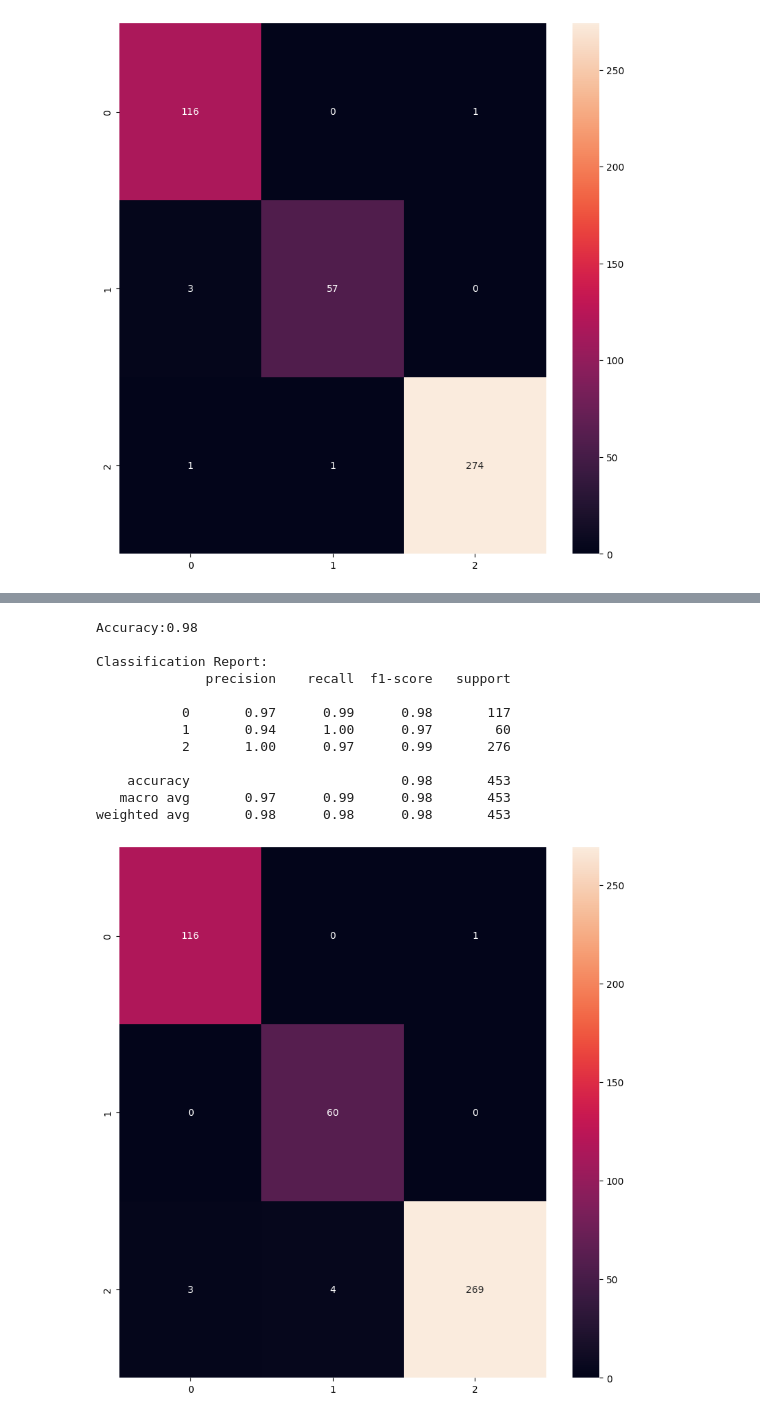
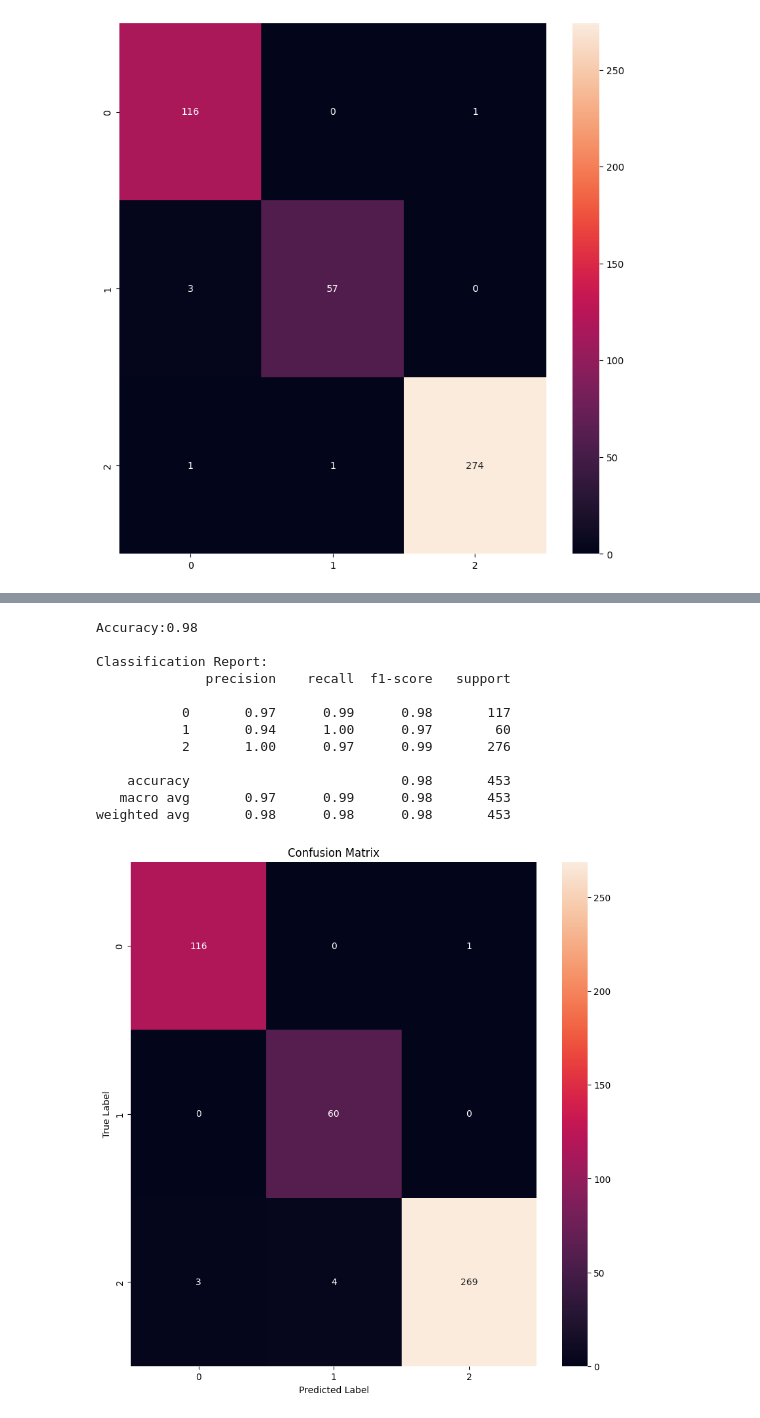
Before and after one commit to aaivu/In21-S7-CS4681-AML-Research-Projects, a Jupyter notebook: projects/210574A-Financial-AI_Algorithmic-Trading/src/notebooks/finbert_training.ipynb, the cells around one changed output, grey strips where cells are left out. Saved outputs shown, nothing was run; the diff lists cells and outputs as text; code cells hidden in the pictures.

```diff
--- a/projects/210574A-Financial-AI_Algorithmic-Trading/src/notebooks/finbert_training.ipynb
+++ b/projects/210574A-Financial-AI_Algorithmic-Trading/src/notebooks/finbert_training.ipynb
@@ -48,7 +50,6 @@ All of the configurations with the model is controlled with the `config` variabl
 # %%
-lm_path = project_dir/'models'/'language_model'/'finbertTRC2'
-cl_path = project_dir/'models'/'classifier_model'/'finbert-sentiment'
-cl_data_path = project_dir/'data'/'sentiment_data'
+cl_data_path = project_dir/'data'/'sentiment_data'/'All_ageed'
+cl_path = project_dir/'models'/'classifier_model'/'finbert-sentiment'/'all_agree_data_augmented_fintuned'
 # %%
 # combine train data set
 from numpy import negative
@@ -336,7 +301,7 @@ Evaluate Exisiting FinBert
 # %%
-model = AutoModelForSequenceClassification.from_pretrained("ProsusAI/finbert", cache_dir=None, num_labels=3)
+base_model = AutoModelForSequenceClassification.from_pretrained("ProsusAI/finbert", cache_dir=None, num_labels=3)
 # %%
 test_data = finbert.get_data('test')
 # %%
-results = finbert.evaluate(examples=test_data, model=model)
+results = finbert.evaluate(examples=test_data, model=base_model)
 # %% [output]
@@ -357,34 +322,38 @@ results = finbert.evaluate(examples=test_data, model=model)
 # %%
 
 import matplotlib.pyplot as plt
 import seaborn as sns
-from sklearn.metrics import confusion_matrix
+from sklearn.metrics import confusion_matrix, classification_report
 
 def report(df, cols=['label','prediction','logits']):
     #print('Validation loss:{0:.2f}'.format(metrics['best_validation_loss']))
     # cs = CrossEntropyLoss(weight=model.class_weights)
     # print("Loss:{0:.2f}".format(loss))
     print("Accuracy:{0:.2f}".format((df[cols[0]] == df[cols[1]]).sum() / df.shape[0]) )
     print("\nClassification Report:")
-    report, y_true, y_pred = classification_report(df[cols[0]], df[cols[1]])
-    print(report)
+    y_true = df[cols[0]]
+    y_pred = df[cols[1]]
+    print(classification_report(y_true, y_pred))
     plt.figure(figsize=(10, 10))
     sns.heatmap(confusion_matrix(y_true, y_pred), annot=True, fmt='d')
+    plt.title('Confusion Matrix')
+    plt.ylabel('True Label')
+    plt.xlabel('Predicted Label')
     plt.show()
 
 results['prediction'] = results.predictions.apply(lambda x: np.argmax(x,axis=0))
 report(results,cols=['labels','prediction','predictions'])
 # %% [output]
 Accuracy:0.98
 
 Classification Report:
               precision    recall  f1-score   support
 
            0       0.97      0.99      0.98       117
            1       0.94      1.00      0.97        60
            2       1.00      0.97      0.99       276
 
     accuracy                           0.98       453
    macro avg       0.97      0.99      0.98       453
 weighted avg       0.98      0.98      0.98       453
-[figure, old version]
+[figure, new version]
```
Also changed, not shown: parts of 40 cells of this notebook, 11 other files.
